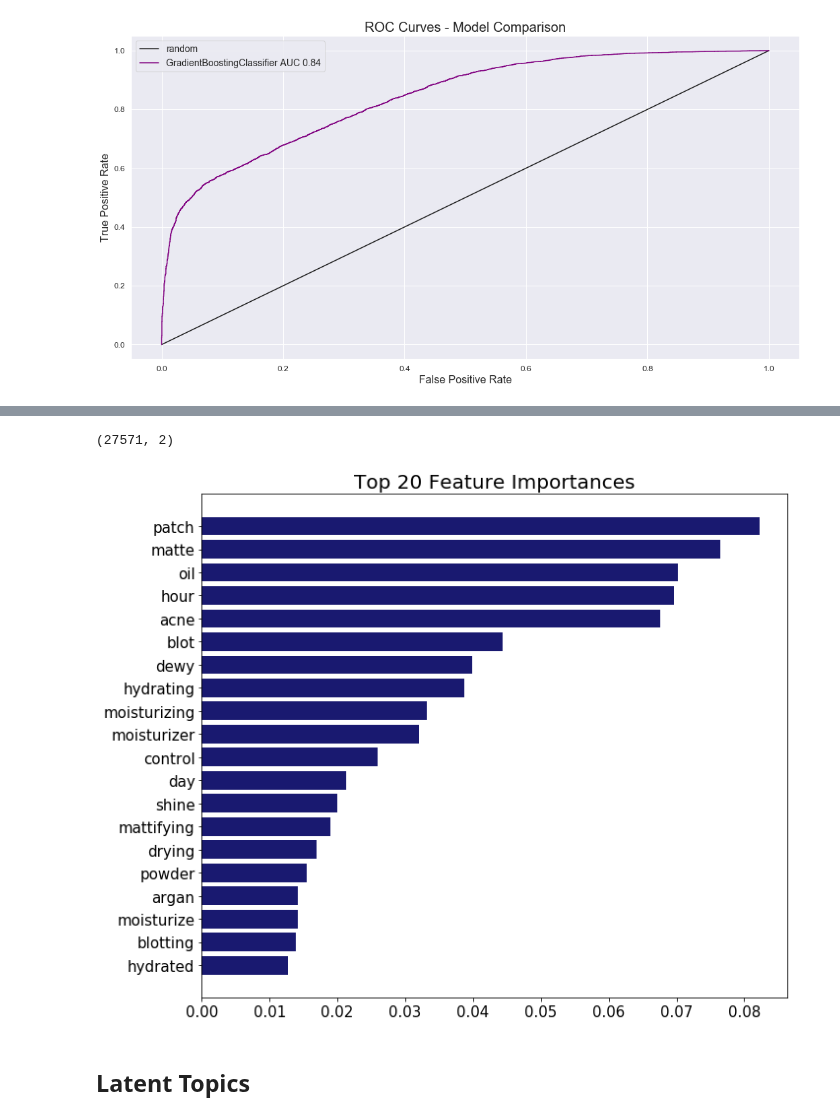
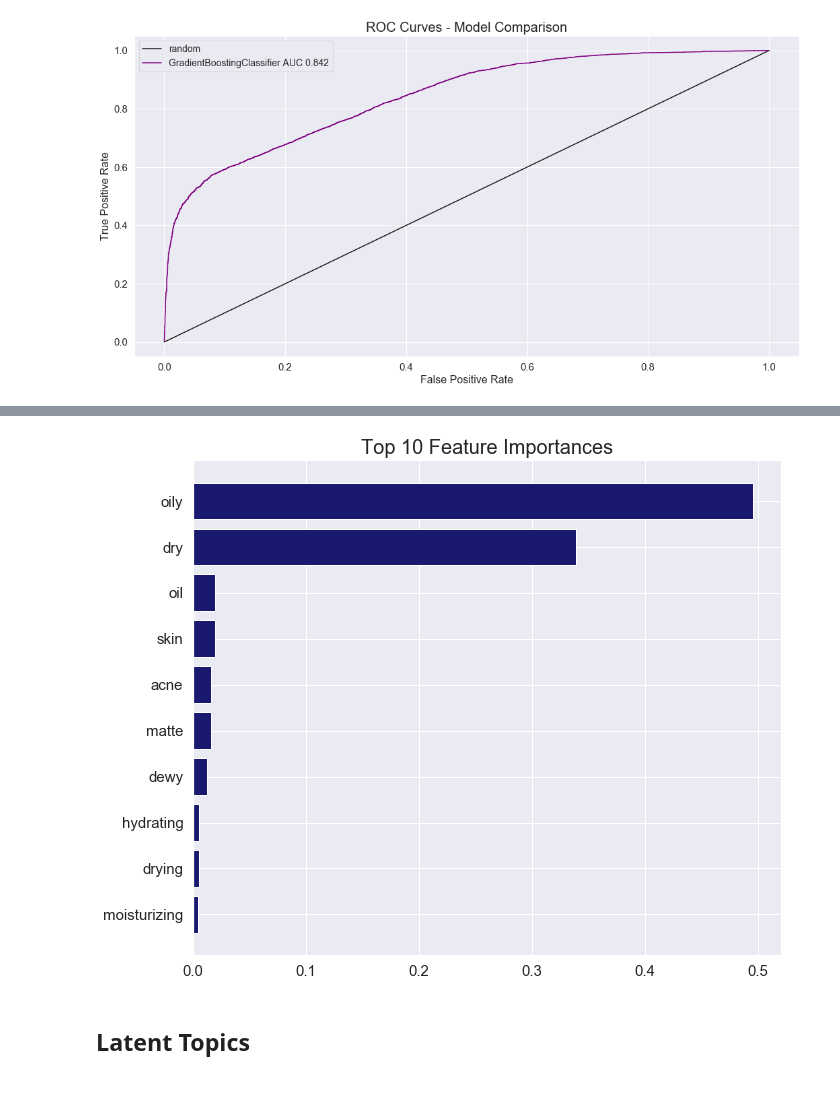
Before and after one commit to nicleong27/Beauty_Reviews, a Jupyter notebook: Reviews-Modelling_final.ipynb, the cells around one changed output, grey strips where cells are left out. Saved outputs shown, nothing was run; the diff lists cells and outputs as text; code cells hidden in the pictures; blank space fills up the shorter version.

```diff
--- a/Reviews-Modelling_final.ipynb
+++ b/Reviews-Modelling_final.ipynb
@@ -232,2 +220,4 @@ plt.savefig('imgs/top10_word_counts3.png');
+# %%
+gb = mods.modelling(model3['review_text'], model3['skin_type'], TfidfVectorizer(), GradientBoostingClassifier())
 # %% [markdown]
 What do precision, accuracy, and recall for Gradient Boosting Classifier look like now that those 2 words have been removed? Scores are fairly the same, however, recall fell almost 10%.
@@ -266,14 +249,0 @@ y_pred = model.predict(X_test)
-# %%
-cm = confusion_matrix(y_test, y_pred)
-# flip confusion matrix, so that confusion matrix is properly ordered
-cm_flip = np.flip(cm, 0)
-cm_flip = np.flip(cm_flip, 1)
-df_cm = pd.DataFrame(cm_flip, index=('oily', 'dry'), columns=('oily', 'dry'))
-
-fig, ax = plt.subplots(figsize=(10,7))
-sns.set(font_scale=1.4)
-sns.heatmap(df_cm, annot=True, fmt='g')
-
-ax.set_xlabel('Predicted')
-ax.set_ylabel('Actual')
-ax.set_title('Confusion Matrix')
@@ -283,20 +250,18 @@ Text(0.5,1,'Confusion Matrix')
 # %%
-feature_importances = pd.DataFrame({'feature importance': model.feature_importances_})
-feature_importances['word'] = bow
+feature_importances = pd.DataFrame({'feature importance': gb[5].feature_importances_})
+feature_importances['word'] = gb[6]
 feature_importances.sort_values(by=['feature importance'], ascending=True, inplace=True)
-# %% [output]
-(27571, 2)
 # %%
 fig, ax = plt.subplots(figsize=(10,8))
-plt.barh(feature_importances['word'][-20:], feature_importances['feature importance'][-20:], color='midnightblue')
-plt.title('Top 20 Feature Importances', fontsize=20)
+plt.barh(feature_importances['word'][-10:], feature_importances['feature importance'][-10:], color='midnightblue')
+plt.title('Top 10 Feature Importances', fontsize=20)
 plt.xticks(fontsize=15)
-plt.yticks(fontsize=15)
+plt.yticks(fontsize=15);
 
 plt.tight_layout()
-plt.savefig('imgs/top_20_feature_importances.png');
+plt.savefig('imgs/top_10_feature_importances.png');
 # %% [output]
-[figure, old version]
+[figure, new version]
 # %% [markdown]
 ## Latent Topics
 # %%
```
Also changed, not shown: parts of 19 cells of this notebook.
